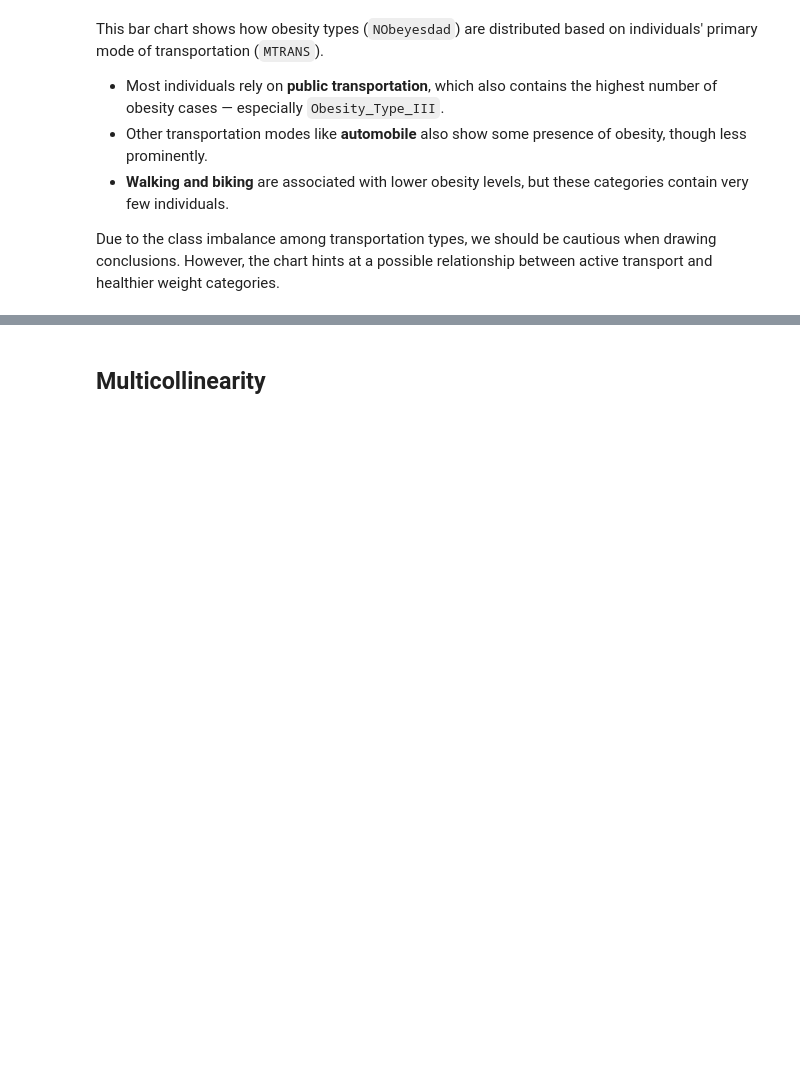
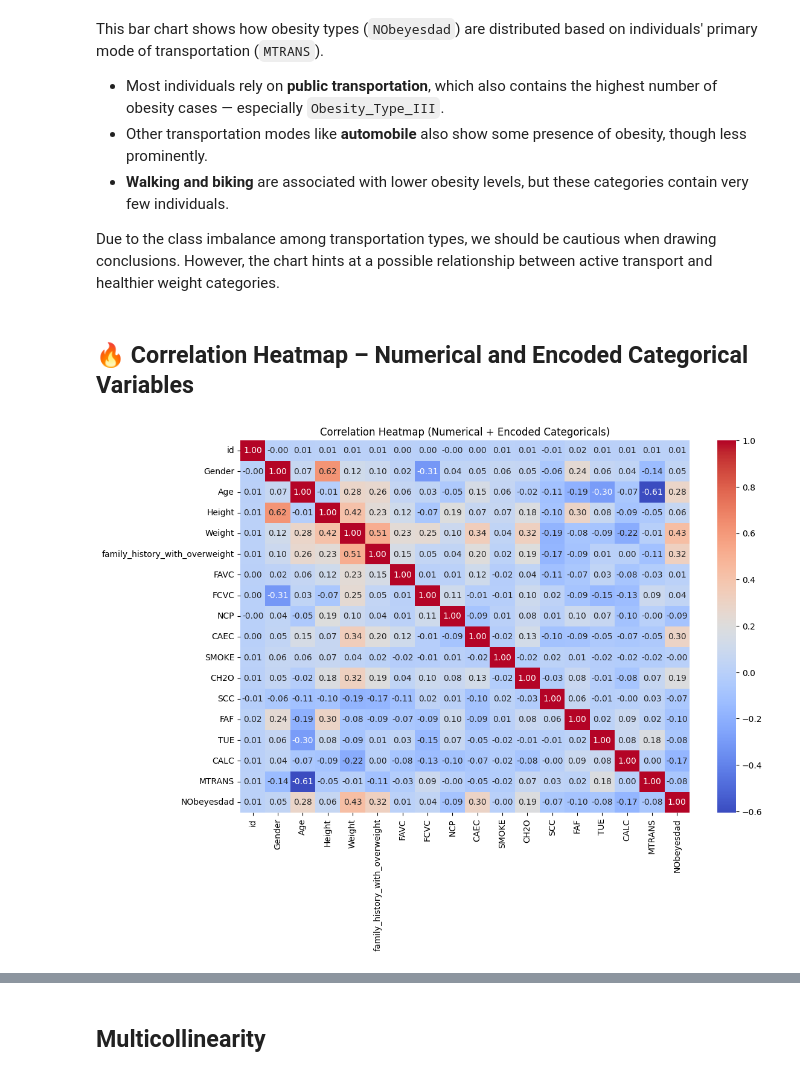
Before and after one commit to fergarcat/multiclass_prediction_obesity_risk, a Jupyter notebook: data/eda/EDA_obesity_risk.ipynb, the cells around one changed output, grey strips where cells are left out. Drawn from its saved outputs; the diff is of its cells as text; code cells hidden in the pictures; blank space fills up the shorter version.

```diff
--- a/data/eda/EDA_obesity_risk.ipynb
+++ b/data/eda/EDA_obesity_risk.ipynb
@@ -506,3 +539,23 @@ This bar chart shows how obesity types (`NObeyesdad`) are distributed based on i
 - **Walking and biking** are associated with lower obesity levels, but these categories contain very few individuals.
 
 Due to the class imbalance among transportation types, we should be cautious when drawing conclusions. However, the chart hints at a possible relationship between active transport and healthier weight categories.
+# %% [markdown]
+## 🔥 Correlation Heatmap – Numerical and Encoded Categorical Variables
+# %%
+# Copy the DataFrame and encode categorical variables
+df_enc = data.copy()
+# yes/no → booleano
+for col in ['FAVC', 'family_history_with_overweight', 'SMOKE', 'SCC']:
+    df_enc[col] = df_enc[col].map({'yes':1,'no':0})
+# Rest of categorical to codes
+for col in df_enc.select_dtypes(include='object'):
+    df_enc[col] = df_enc[col].astype('category').cat.codes
+
+# 2) Corr y heatmap
+corr = df_enc.corr()
+plt.figure(figsize=(12,8))
+sns.heatmap(corr, annot=True, fmt=".2f", cmap="coolwarm")
+plt.title("Correlation Heatmap (Numerical + Encoded Categoricals)")
+plt.show()
+# %% [output]
+[figure, added]
```
Also changed, not shown: parts of 10 cells of this notebook.
